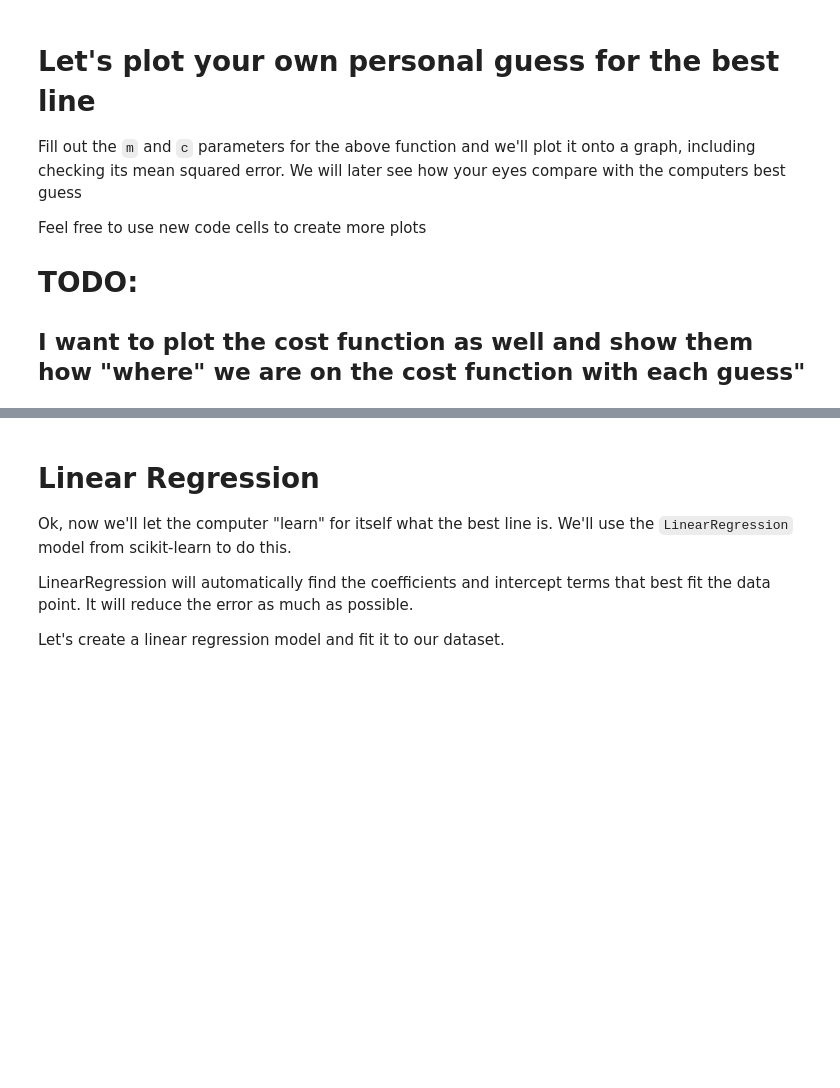
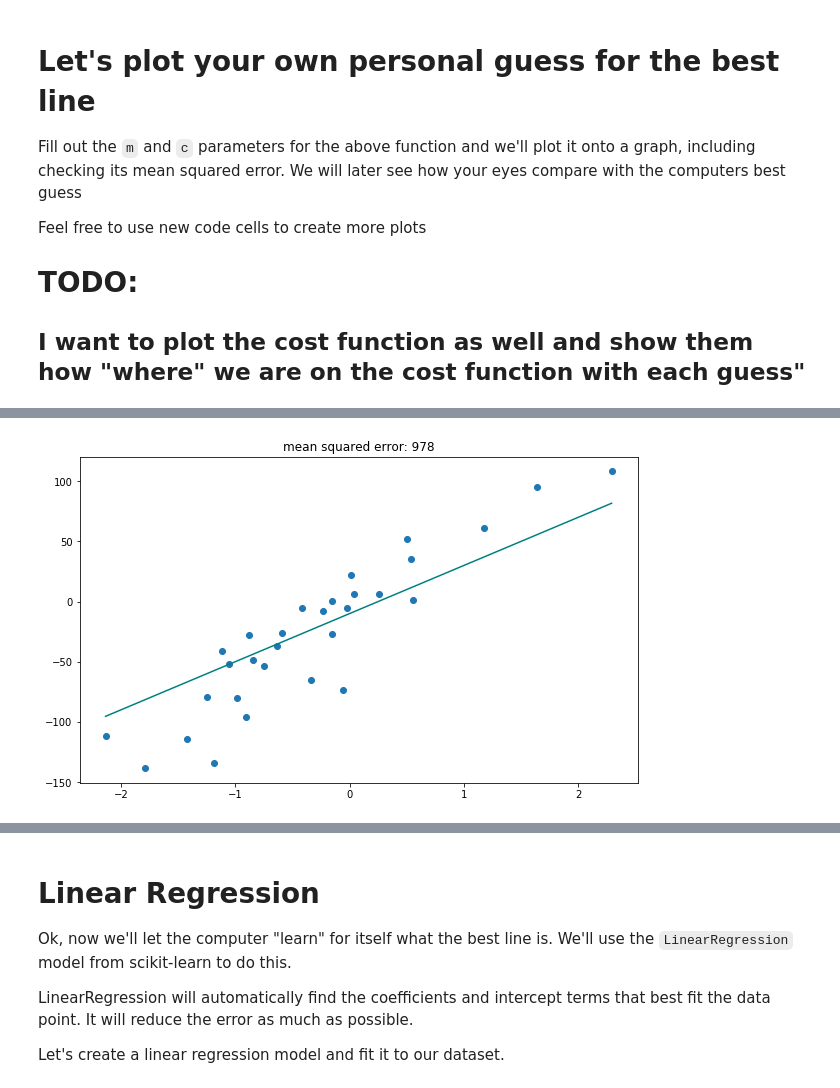
Before and after one commit to CodingNomads/data-science-machine-learning, a Jupyter notebook: notebooks/1_linear_regression.ipynb, the cells around one changed output, grey strips where cells are left out. Cells and saved outputs as stored; diff of their text form; code cells hidden in the pictures; blank space fills up the shorter version.

```diff
--- a/notebooks/1_linear_regression.ipynb
+++ b/notebooks/1_linear_regression.ipynb
@@ -62,3 +62,5 @@ plot_your_guess(m = 60 , c = -5)
 # %%
-plot_your_guess(m = , c =  )
+plot_your_guess(m = 40, c = -10  )
+# %% [output]
+[figure, added]
 # %%
```
Also changed, not shown: parts of 13 cells of this notebook, 1 other file.
